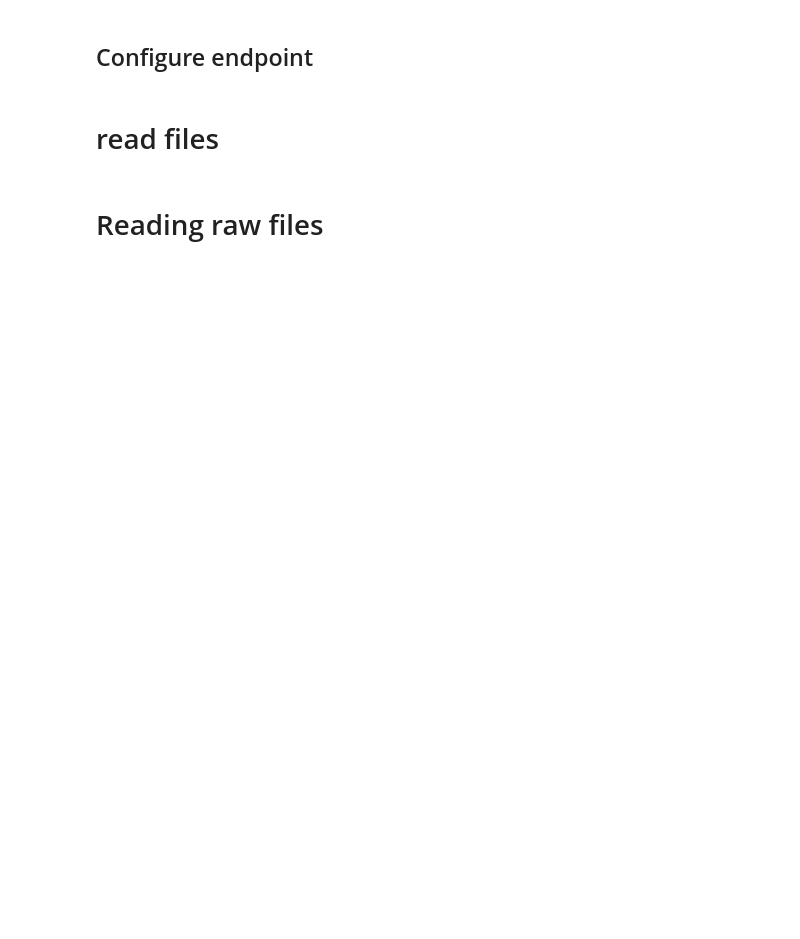
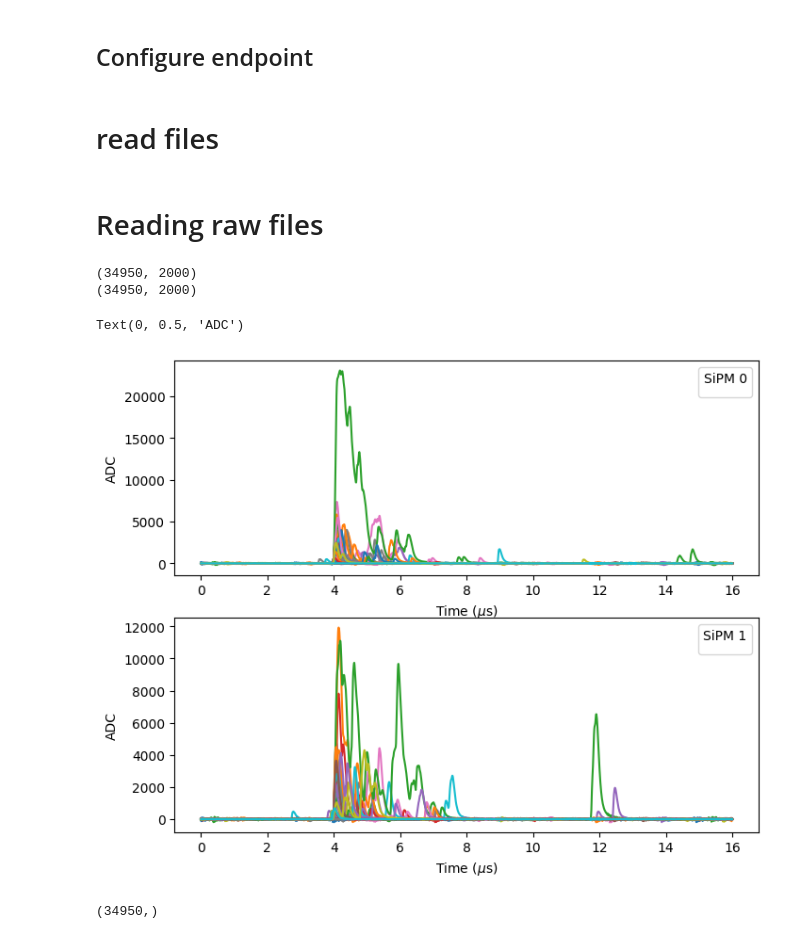
Before and after one commit to valerioda/pycaendaq, a Jupyter notebook: notebooks/demo_scope_l1000.ipynb, the cells around one changed output. Drawn from its saved outputs; the diff is of its cells as text; code cells hidden in the pictures; blank space fills up the shorter version.

```diff
--- a/notebooks/demo_scope_l1000.ipynb
+++ b/notebooks/demo_scope_l1000.ipynb
@@ -16,5 +18,5 @@ from lgdo import lh5, Table, Array, WaveformTable, ArrayOfEqualSizedArrays
 ## Connect
 # %%
 #dig = device.connect("dig2://192.168.0.254")
-dig = device.connect("dig2://caendgtz-usb-52696")
+dig = device.connect("dig2://caendgtz-usb-66154")
 print(f'Connected to digitizer (handle={hex(dig.handle)}, name={dig.name})')
@@ -138,8 +147,8 @@ dig.cmd.disarmacquisition()
 # %% [markdown]
 # read files
 # %%
-abs_lh5_file = "../tmp/test_20250601T144850Z.lh5"
-total_channels = 64
+abs_lh5_file = "/home/legendaryno/tmp/lyno_test_chn0_1_or_20251218T134033Z.lh5"
+total_channels = 4
 channels = lh5.ls(abs_lh5_file)
 plot_channels = []
 for i in range(total_channels):
@@ -198,36 +207,17 @@ plt.xlabel("Frequency (MHz)")
 # %% [markdown]
 # Reading raw files
 # %%
-raw_file = "/mnt/c/Users/valda/data/test_pulser_buffers/20241128_hc_buffer/pulser_pb5_400mV_100Hz_initest_000.lh5"
-dig_data = lh5.read("dig/raw",raw_file)
-temp0 = dig_data.temp0.nda
+raw_file = "/home/legendaryno/tmp/lyno_test_chn0_1_th500_20251218T174721Z.lh5"
+#dig_data = lh5.read("dig/raw",raw_file)
+#temp0 = dig_data.temp0.nda
 raw_data0 = lh5.read("ch000/raw",raw_file)
 raw_data1 = lh5.read("ch001/raw",raw_file)
-#raw_data2 = lh5.read("ch002/raw",raw_file)
-#raw_data3 = lh5.read("ch003/raw",raw_file)
-#raw_data4 = lh5.read("ch004/raw",raw_file)
 timestamp = raw_data0.timestamp.nda
 wfs0 = raw_data0.waveform.values.nda
 wfs1 = raw_data1.waveform.values.nda
-#wfs2 = raw_data2.waveform.values.nda
-#wfs3 = raw_data3.waveform.values.nda
-#wfs4 = raw_data4.waveform.values.nda
+print(wfs0.shape)
+print(wfs1.shape)
+dts = np.linspace(0,len(wfs0[0])*8/1000,len(wfs0[0]))
+# %% [output]
+(34950, 2000)
+(34950, 2000)
-# %%
-dts = np.linspace(0,0.008*len(wf0),len(wf0))
-# %%
-for i in range(1):
-    fig, ax = plt.subplots(figsize=(8,4.5))
-    ts = timestamp[i] - timestamp[0]
-    wf0 = wfs0[i]# - np.mean(wfs[i,:1000])
-    wf1 = wfs1[i]# - np.mean(wfs1[i,:1000])
-    #wf2 = wfs2[i]# - np.mean(wfs1[i,:1000])
-    #wf3 = wfs3[i]# - np.mean(wfs1[i,:1000])
-    #wf4 = wfs4[i]# - np.mean(wfs1[i,:1000])
-    ax.plot(dts,wf0,label="output 0")
-    ax.plot(dts,wf1+1000,label="output 1")
-    #ax.plot(dts,wf2+2000,label="output 2")
-    #ax.plot(dts,wf3+3000,label="output 3")
-    #ax.plot(dts,wf4+4000,label="output 4")
-    ax.set_xlim(16.8,17.8)
-    ax.legend(title=f"time={ts}, T = {temp0[i]} °C")
-    ax.set_xlabel("Time ($\mu$s)")
@@ -241,0 +224,26 @@ ax.set_xlabel("ADC channels (LSB)")
+# %%
+wfs0_bl, wfs1_bl = np.zeros_like(wfs0,dtype=float), np.zeros_like(wfs0,dtype=float)
+fig, ax = plt.subplots(2,figsize=(8,6.5))
+for i in range(len(wfs0_bl)):
+    ts = timestamp[i] - timestamp[0]
+    wfs0_bl[i] = wfs0[i] - np.mean(wfs0[i,:100])
+    wfs1_bl[i] = wfs1[i] - np.mean(wfs1[i,:100])
+    if i < 100:
+        ax[0].plot(dts,wfs0_bl[i])
+        ax[1].plot(dts,wfs1_bl[i])
+#ax.set_xlim(3.5,5)
+ax[0].legend(title="SiPM 0",loc="upper right")
+ax[1].legend(title="SiPM 1",loc="upper right")
+ax[0].set_xlabel(r"Time ($\mu$s)")
+ax[1].set_xlabel(r"Time ($\mu$s)")
+ax[0].set_ylabel("ADC")
+ax[1].set_ylabel("ADC")
+# %% [output]
+Text(0, 0.5, 'ADC')
+[figure, added]
+# %%
+wf0_max = np.max(wfs0_bl,axis=1)
+wf1_max = np.max(wfs1_bl,axis=1)
+print(wf0_max.shape)
+# %% [output]
+(34950,)
```
Also changed, not shown: parts of 6 cells of this notebook, 7 other files.
